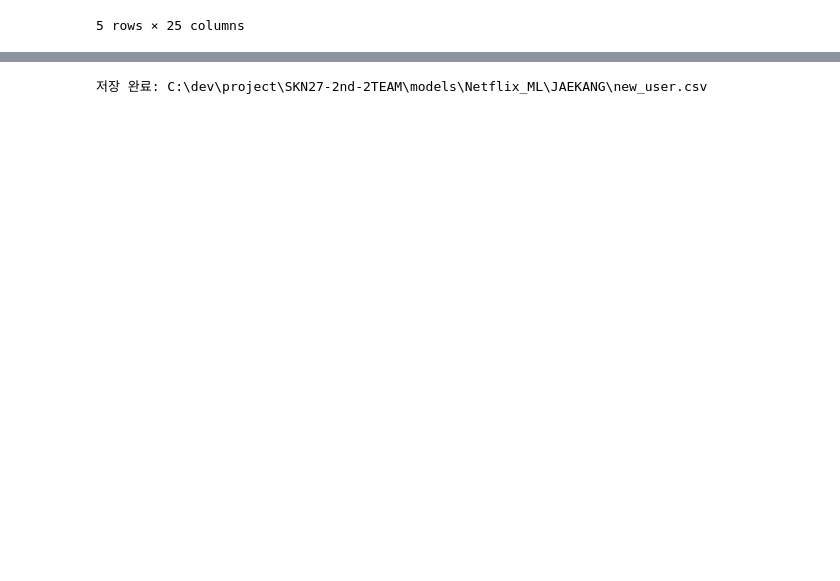
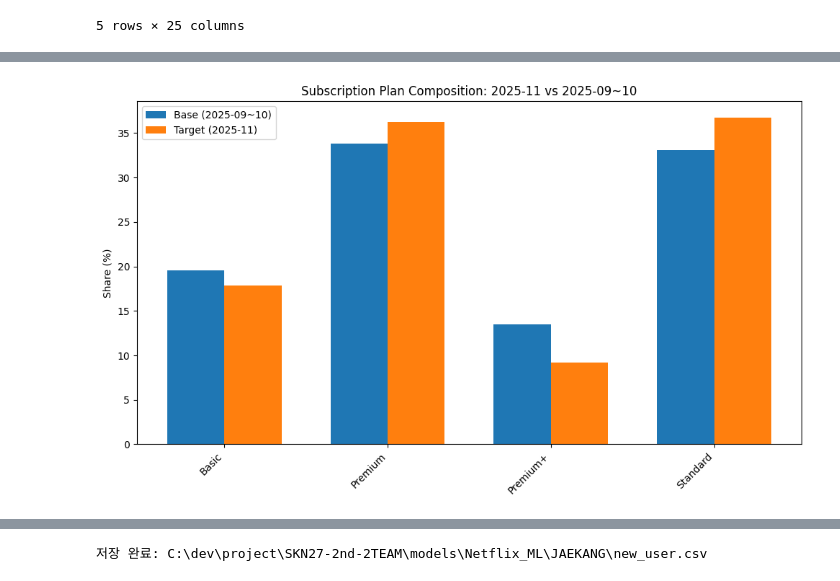
Before and after one commit to SKNETWORKS-FAMILY-AICAMP/SKN27-2nd-2TEAM, a Jupyter notebook: models/Netflix_ML/JAEKANG/Netflix_base_model.ipynb, the cells around one changed output, grey strips where cells are left out. Saved outputs shown, nothing was run; the diff lists cells and outputs as text; code cells hidden in the pictures; blank space fills up the shorter version.

```diff
--- a/models/Netflix_ML/JAEKANG/Netflix_base_model.ipynb
+++ b/models/Netflix_ML/JAEKANG/Netflix_base_model.ipynb
@@ -559,0 +757,83 @@ def plot_estimated_churn_trend(df, date_col='final_estimated_churn_date', x_unit
+# %%
+# -------------------------------------------------
+# [목적]
+# compare_group 별로 subscription_plan 구성비를 비교
+#
+# [해석]
+# 예를 들어 Target(11월)에서 Premium 비중이 더 높다면,
+# 11월 churn 증가가 Premium 사용자 쪽에서 상대적으로 더 많이 나타났다고 볼 수 있음
+# -------------------------------------------------
+
+# 1) compare_group + subscription_plan 조합별 유저 수 집계
+#    예:
+#    - Base (2025-09~10), Premium -> 몇 명?
+#    - Target (2025-11), Basic -> 몇 명?
+plan_plot = (
+    comparison_df
+    .groupby(['compare_group', 'subscription_plan'])['user_id']
+    .count()
+    .reset_index(name='user_count')
+)
+
+# 2) 각 그룹 내 비중(share) 계산
+#    단순 count만 보면 그룹 크기가 달라서 비교가 어려움
+#    그래서 각 compare_group 안에서 비율로 바꿈
+plan_plot['share'] = (
+    plan_plot['user_count']
+    / plan_plot.groupby('compare_group')['user_count'].transform('sum')
+)
+
+# 3) 그래프 그리기 쉽게 pivot 형태로 변환
+#    index   = subscription_plan
+#    columns = compare_group
+#    values  = share
+#
+#    결과 예:
+#                     Base    Target
+#      Basic          0.20    0.18
+#      Premium        0.33    0.36
+plan_pivot = plan_plot.pivot(
+    index='subscription_plan',
+    columns='compare_group',
+    values='share'
+).fillna(0)
+
+# 4) 컬럼 순서 고정
+#    항상 Base를 왼쪽, Target을 오른쪽에 두기 위함
+plan_pivot = plan_pivot[['Base (2025-09~10)', 'Target (2025-11)']]
+
+# 5) 막대 위치 계산
+x = np.arange(len(plan_pivot))   # 구독 플랜 개수만큼 x축 좌표 생성
+width = 0.35                     # 막대 너비
+
+# 6) 그래프 생성
+plt.figure(figsize=(10, 6))
+
+# Base 그룹 막대
+plt.bar(
+    x - width/2,
+    plan_pivot['Base (2025-09~10)'] * 100,   # 비율 -> %로 변환
+    width=width,
+    label='Base (2025-09~10)'
+)
+
+# Target 그룹 막대
+plt.bar(
+    x + width/2,
+    plan_pivot['Target (2025-11)'] * 100,
+    width=width,
+    label='Target (2025-11)'
+)
+
+# 7) 축/제목/범례 설정
+plt.xticks(x, plan_pivot.index.astype(str), rotation=45, ha='right')
+plt.ylabel('Share (%)')
+plt.title('Subscription Plan Composition: 2025-11 vs 2025-09~10')
+plt.legend()
+plt.tight_layout()
+plt.show()
+
+# 8) 표도 함께 보고 싶으면 출력
+plan_pivot
+# %% [output]
+[figure, added]
```
Also changed, not shown: parts of 40 cells of this notebook, 1 other file.
